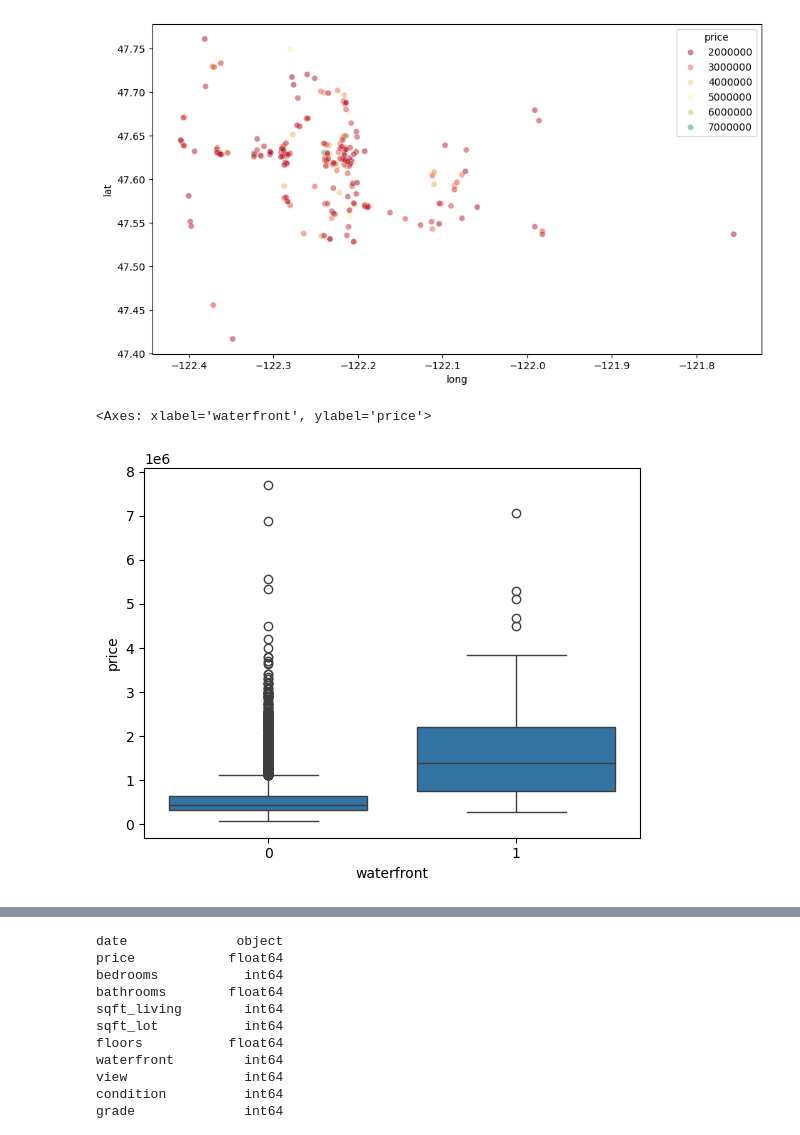
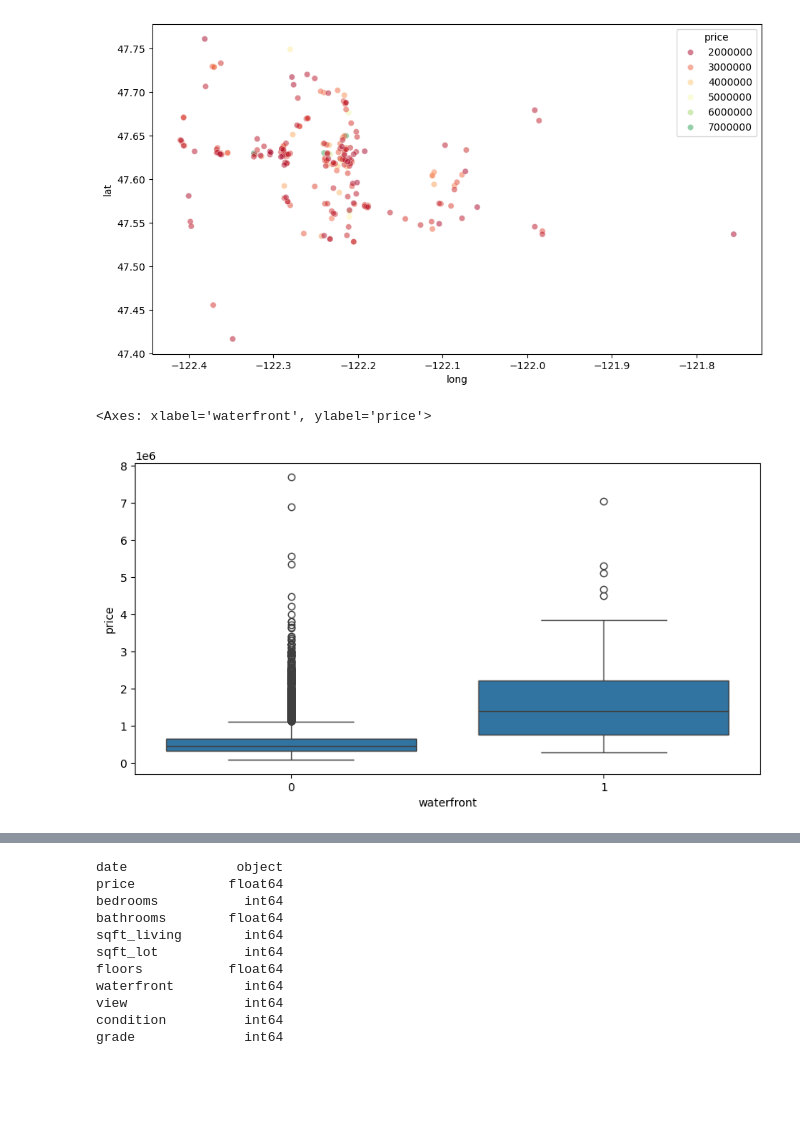
Before and after one commit to ramachandramerla/Machine-Learning, a Jupyter notebook: Tensorflow/house_price.ipynb, the cells around one changed output, grey strips where cells are left out. Saved outputs shown, nothing was run; the diff lists cells and outputs as text; code cells hidden in the pictures; blank space fills up the shorter version.

```diff
--- a/Tensorflow/house_price.ipynb
+++ b/Tensorflow/house_price.ipynb
@@ -261,10 +261,11 @@ sns.scatterplot(data=top_i_per,x='long',y='lat',hue='price',palette='RdYlGn',alp
 <Axes: xlabel='long', ylabel='lat'>
 [figure]
 # %%
+plt.figure(figsize=(10,5))
 sns.boxplot(x='waterfront',y='price',data=df)
 # %% [output]
 <Axes: xlabel='waterfront', ylabel='price'>
-[figure, old version]
+[figure, new version]
 # %%
 df.head()
 # %% [output]
```
Also changed, not shown: parts of 11 cells of this notebook.
